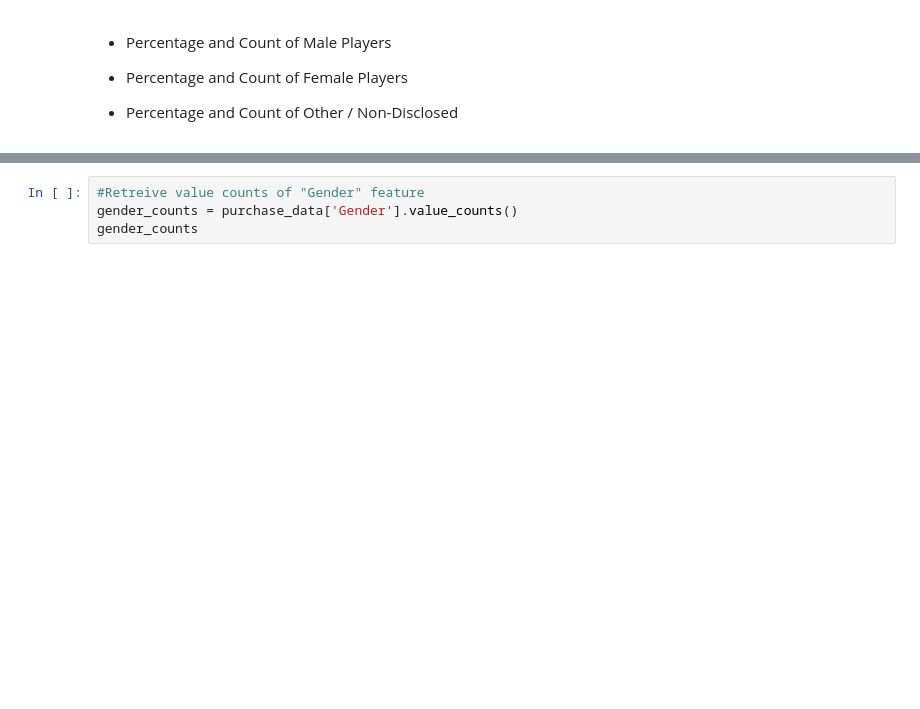
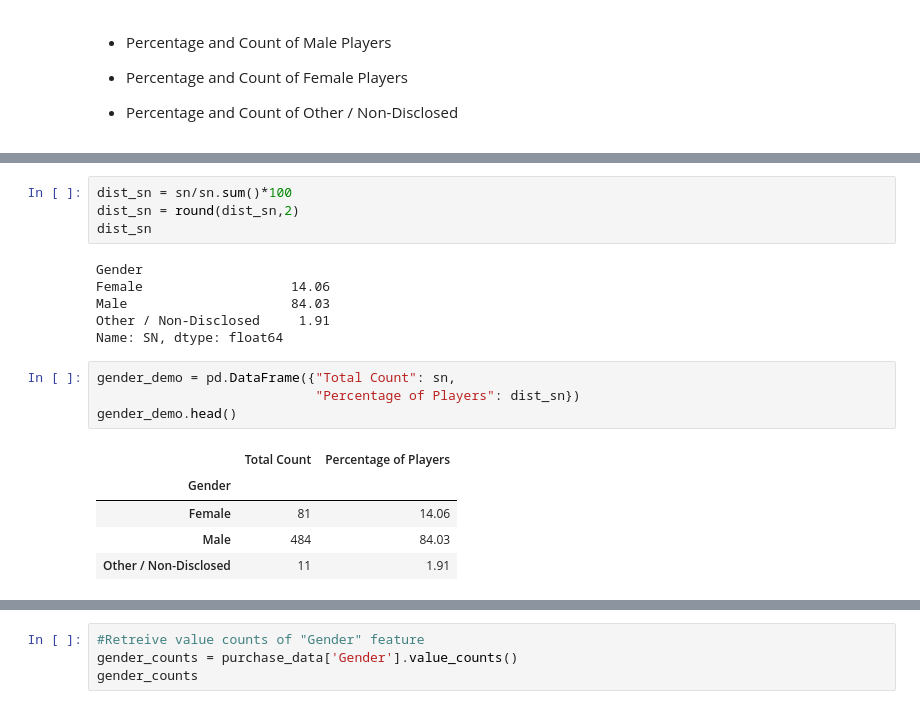
Before and after one commit to Lubinl/pandas-challenge, a Jupyter notebook: HeroesOfPymoli/HeroesOfPymoli.ipynb, the cells around one changed output, grey strips where cells are left out. Cells and saved outputs as stored; diff of their text form; blank space fills up the shorter version.

```diff
--- a/HeroesOfPymoli/HeroesOfPymoli.ipynb
+++ b/HeroesOfPymoli/HeroesOfPymoli.ipynb
@@ -110,0 +132,20 @@ summary_df
+# %%
+dist_sn = sn/sn.sum()*100
+dist_sn = round(dist_sn,2)
+dist_sn
+# %% [output]
+Gender
+Female                   14.06
+Male                     84.03
+Other / Non-Disclosed     1.91
+Name: SN, dtype: float64
+# %%
+gender_demo = pd.DataFrame({"Total Count": sn,
+                            "Percentage of Players": dist_sn})
+gender_demo.head()
+# %% [output]
+|  | Total Count | Percentage of Players |
+| Gender |  |  |
+| Female | 81 | 14.06 |
+| Male | 484 | 84.03 |
+| Other / Non-Disclosed | 11 | 1.91 |
```
Also changed, not shown: parts of 20 cells of this notebook, 1 other file.
